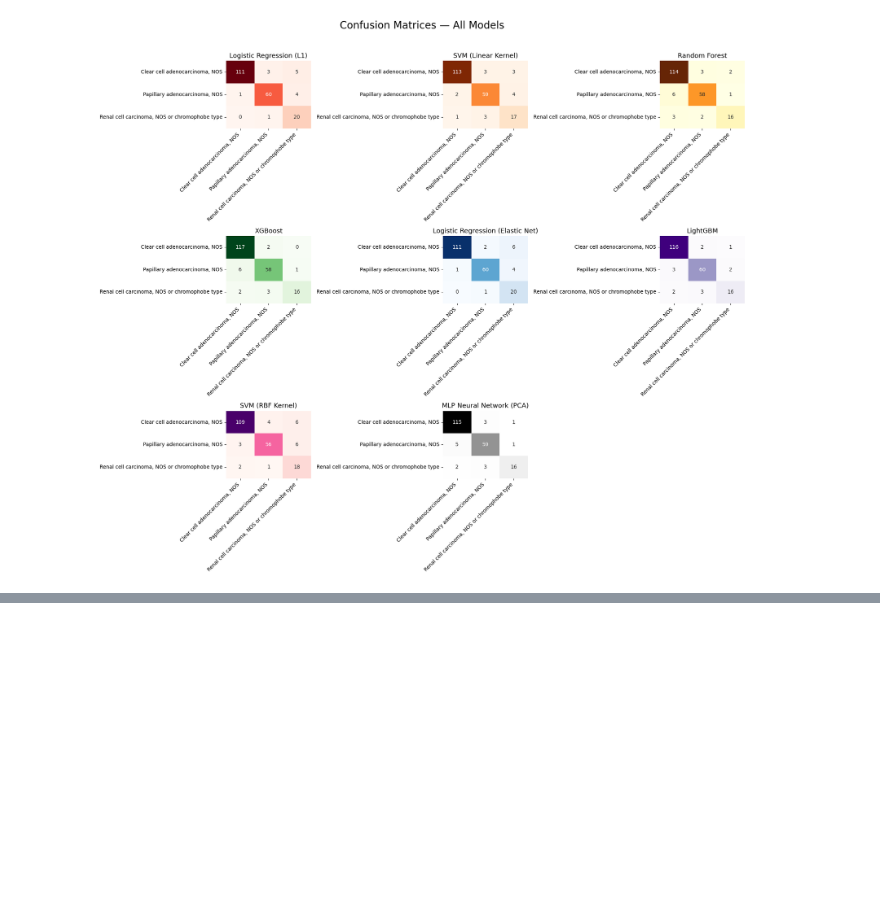
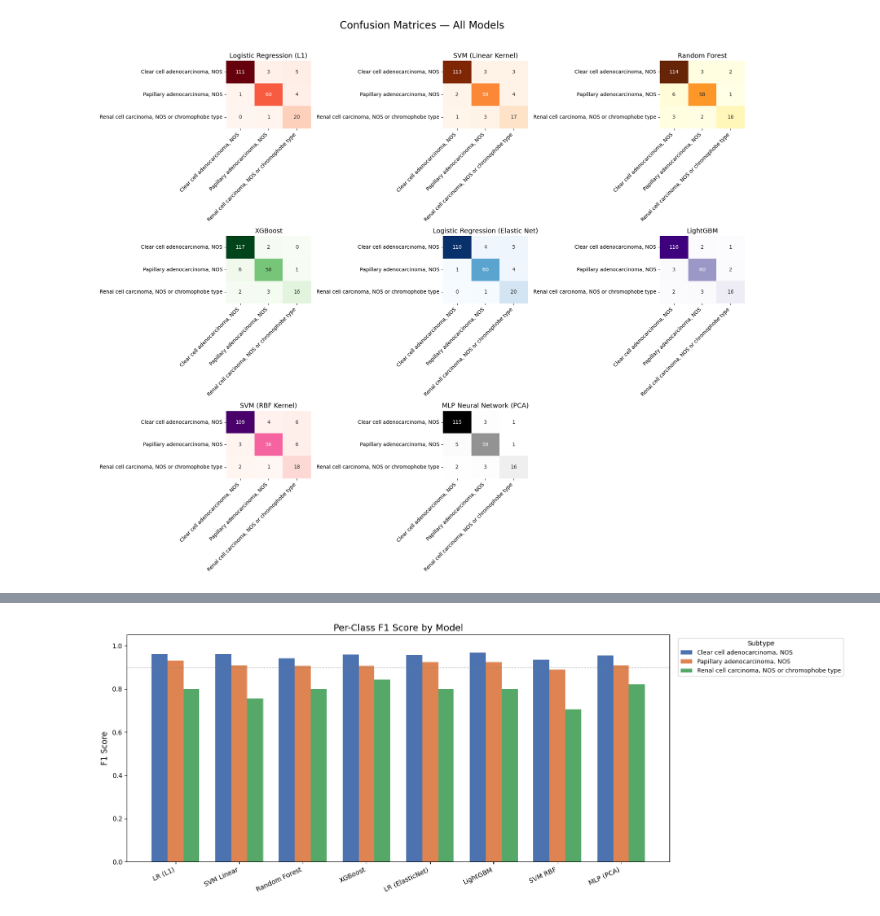
Before and after one commit to emaanpirzada/Kidney_MachineLearning, a Jupyter notebook: Final.ipynb, the cells around one changed output, grey strips where cells are left out. Cells and saved outputs as stored; diff of their text form; code cells hidden in the pictures; blank space fills up the shorter version.

Commit message:
Graphs

```diff
--- a/Final.ipynb
+++ b/Final.ipynb
@@ -35,7 +37,7 @@ df3 = df3.set_index(gene_col)
 combined_df = pd.concat([df1, df2, df3], axis=1)
 
 # Reset index to make gene names a column again
-combined_df1 = combined_df.reset_index()
+combined_df1 = combined_df.reset_index().copy()
 
 print(f"\nTranscriptome combined dataframe shape: {combined_df1.shape}")
 # %% [output]
@@ -318,6 +344,7 @@ Renal cell carcinoma, NOS or chromophobe type       0.94      0.76      0.84
 lr_en = LogisticRegression(
     solver='saga',
     max_iter=5000,
+    tol=0.01,
     l1_ratio=0.5,
     C=1.0,
     class_weight='balanced',
@@ -356,7 +383,7 @@ lgbm = lgb.LGBMClassifier(
     random_state=42,
     verbosity=-1)
 
-lgbm.fit(X_train, y_train, eval_set=[(X_test, y_test)])
+lgbm.fit(X_train, y_train)
 y_pred_lgbm = lgbm.predict(X_test)
 cm6 = confusion_matrix(y_test, y_pred_lgbm)
 
@@ -491,0 +544,35 @@ Components for 90% variance: 183
+# %%
+# ── PER-CLASS F1 BAR CHART ────────────────────────────────────────────────────
+from sklearn.metrics import f1_score
+
+model_names = ['LR (L1)', 'SVM Linear', 'Random Forest', 'XGBoost',
+               'LR (ElasticNet)', 'LightGBM', 'SVM RBF', 'MLP (PCA)']
+
+all_preds = [y_pred_lr_l1, y_pred_svm_linear, y_pred_clf, y_pred_xg,
+             y_pred_lr_en, y_pred_lgbm, y_pred_rbf, y_pred_mlp]
+
+# Compute per-class F1 for each model
+f1_per_class = np.array([
+    f1_score(y_test, preds, average=None) for preds in all_preds
+])  # shape: (8 models, 3 classes)
+
+x = np.arange(len(model_names))
+width = 0.25
+colors = ['#4C72B0', '#DD8452', '#55A868']
+
+fig, ax = plt.subplots(figsize=(16, 6))
+
+for i, (cls, color) in enumerate(zip(le.classes_, colors)):
+    ax.bar(x + i * width, f1_per_class[:, i], width, label=cls, color=color)
+
+ax.set_xticks(x + width)
+ax.set_xticklabels(model_names, rotation=25, ha='right', fontsize=10)
+ax.set_ylabel('F1 Score', fontsize=12)
+ax.set_title('Per-Class F1 Score by Model', fontsize=14)
+ax.set_ylim(0, 1.05)
+ax.legend(title='Subtype', bbox_to_anchor=(1.01, 1), loc='upper left', fontsize=9)
+ax.axhline(y=0.9, color='grey', linestyle='--', linewidth=0.8, alpha=0.6)
+plt.tight_layout()
+plt.show()
+# %% [output]
+[figure, added]
```
Also changed, not shown: parts of 7 cells of this notebook.
